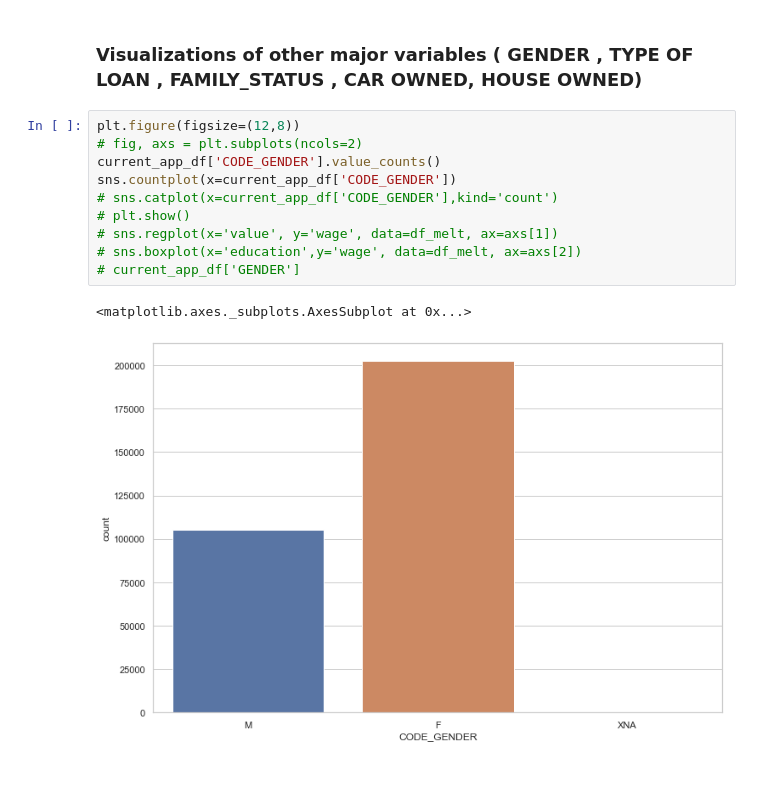
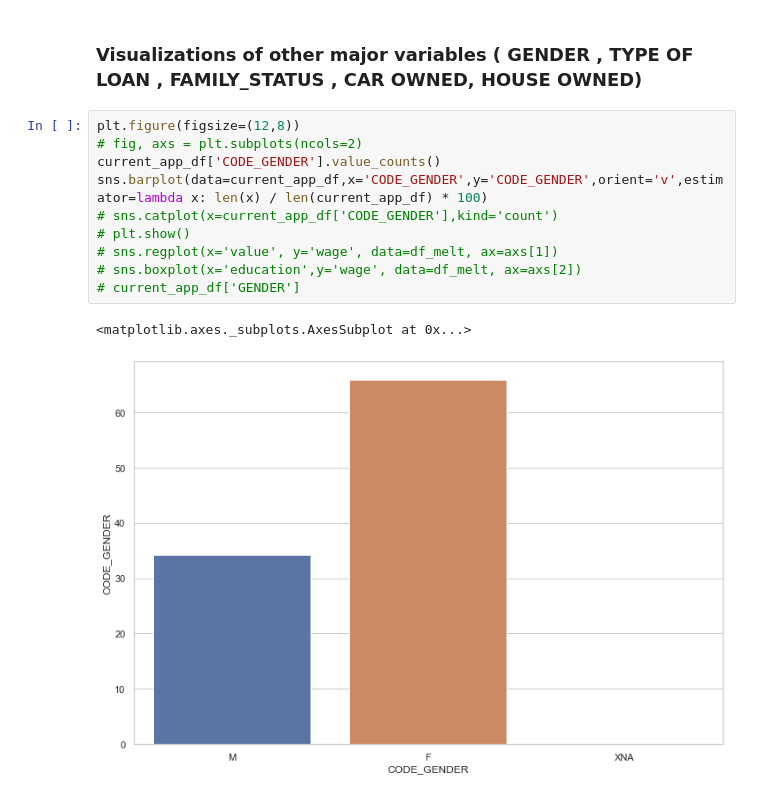
Before and after one commit to abhinav-m/data-science-bootcamp, a Jupyter notebook: upgrad-data-science-primer/Final-EDA-Graded/loan-applicants-data-visualization.ipynb, the cells around one changed output. Drawn from its saved outputs; the diff is of its cells as text.

Commit message:
Update loan-applicants-data-visualization.ipynb
Added updated visualizations, correlation stuff

```diff
--- a/upgrad-data-science-primer/Final-EDA-Graded/loan-applicants-data-visualization.ipynb
+++ b/upgrad-data-science-primer/Final-EDA-Graded/loan-applicants-data-visualization.ipynb
@@ -216,13 +333,13 @@ plt.show()
 # %%
 plt.figure(figsize=(12,8))
 # fig, axs = plt.subplots(ncols=2)
 current_app_df['CODE_GENDER'].value_counts()
-sns.countplot(x=current_app_df['CODE_GENDER'])
+sns.barplot(data=current_app_df,x='CODE_GENDER',y='CODE_GENDER',orient='v',estimator=lambda x: len(x) / len(current_app_df) * 100)
 # sns.catplot(x=current_app_df['CODE_GENDER'],kind='count')
 # plt.show()
 # sns.regplot(x='value', y='wage', data=df_melt, ax=axs[1])
 # sns.boxplot(x='education',y='wage', data=df_melt, ax=axs[2])
 # current_app_df['GENDER']
 # %% [output]
 <matplotlib.axes._subplots.AxesSubplot at 0x...>
-[figure, old version]
+[figure, new version]
```
Also changed, not shown: parts of 13 cells of this notebook.
